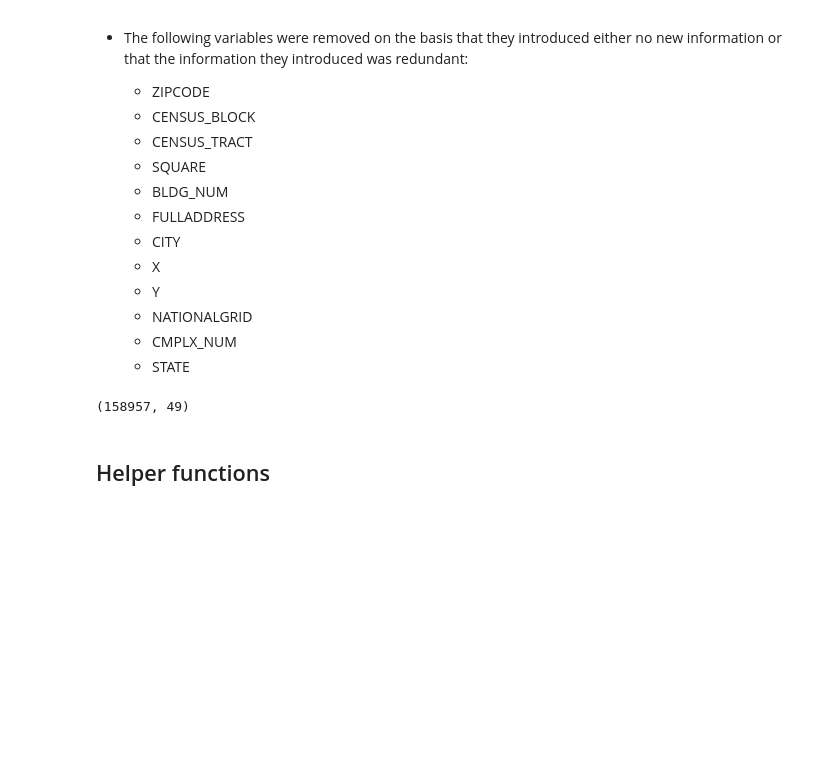
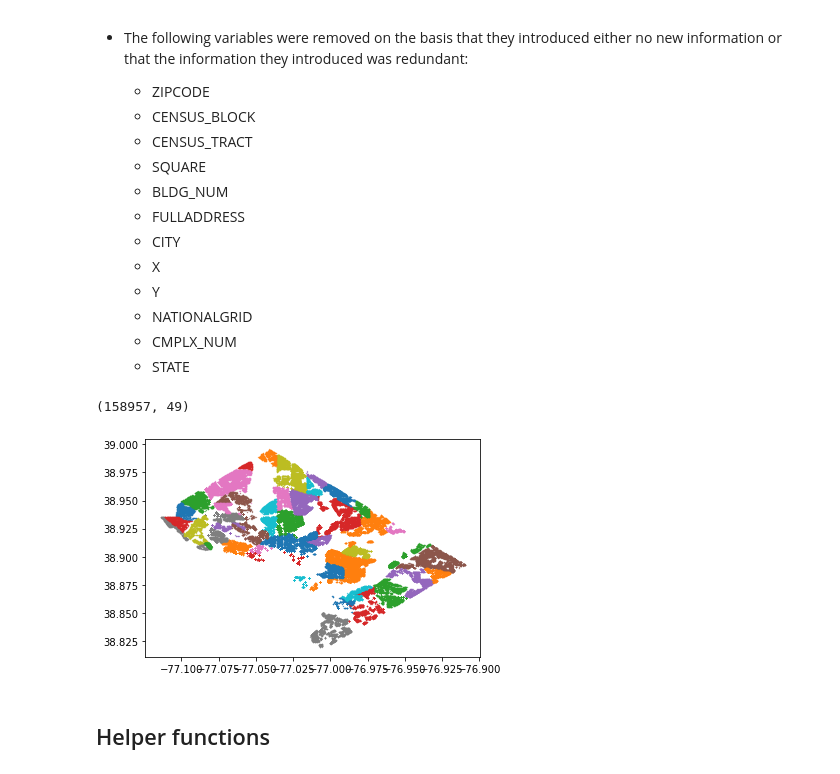
Before and after one commit to goh12/socialdataanalysis2020-finalproject, a Jupyter notebook: Exploratory/Pre-processing.ipynb, the cells around one changed output. Saved outputs shown, nothing was run; the diff lists cells and outputs as text; code cells hidden in the pictures; blank space fills up the shorter version.

```diff
--- a/Exploratory/Pre-processing.ipynb
+++ b/Exploratory/Pre-processing.ipynb
@@ -105,3 +105,10 @@ print(df.shape)
 pd.set_option('display.max_columns', 500)
 # %% [output]
 (158957, 49)
+# %%
+for nbhd in df.ASSESSMENT_NBHD.value_counts().index:
+    subset_tmp = df.loc[df.ASSESSMENT_NBHD == nbhd].copy()
+    x,y = subset_tmp.LONGITUDE,subset_tmp.LATITUDE
+    plt.scatter(x,y,s=0.1)
+# %% [output]
+[figure, added]
```
Also changed, not shown: parts of 32 cells of this notebook, 3 other files.
